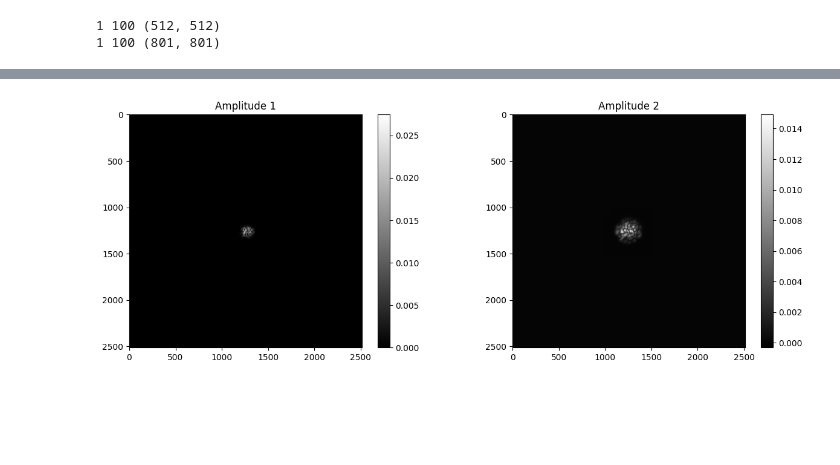
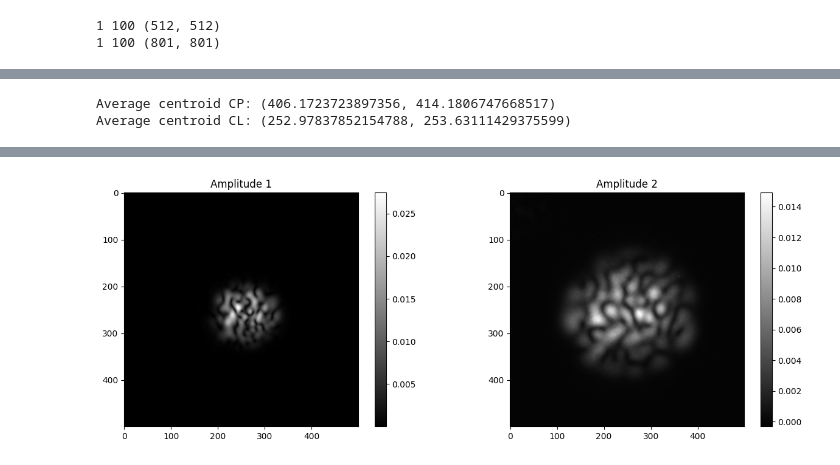
Before and after one commit to jysru/Speckle-Retrieval, a Jupyter notebook: notebooks/experimental_speckle_retrieval_with_correction.ipynb, the cells around one changed output, grey strips where cells are left out. Saved outputs shown, nothing was run; the diff lists cells and outputs as text; code cells hidden in the pictures; blank space fills up the shorter version.

```diff
--- a/notebooks/experimental_speckle_retrieval_with_correction.ipynb
+++ b/notebooks/experimental_speckle_retrieval_with_correction.ipynb
@@ -41,24 +29,40 @@ plt.imshow(speckleret.utils.bin_image(np.abs(CP[0][0][:-1,:-1]), (200,200)))
+# %%
+centroids_CP = speckleret.utils.extract_average_centroid(CP)
+centroids_CL = speckleret.utils.extract_average_centroid(CL)
+
+print(f"Average centroid CP: {centroids_CP}")
+print(f"Average centroid CL: {centroids_CL}")
+# %% [output]
+Average centroid CP: (406.1723723897356, 414.1806747668517)
+Average centroid CL: (252.97837852154788, 253.63111429375599)
 # %%
 idx = 15
 size = 256
 start = 270
-output_field = CP[0][idx]#[start:start+size, start:start+size]
-output_field = speckleret.transforms.pad_img(output_field, 2.139)
-output_field_energy = np.sum(np.square(np.abs(output_field)))
-output_field = output_field / np.sqrt(output_field_energy)
-print(output_field.shape, output_field_energy)
 
-fresnel_intens = np.sqrt(CL[0][idx]) - noise_corr
-fresnel_intens = fresnel_intens[:-1,:-1]
-fresnel_intens = speckleret.transforms.pad_img(fresnel_intens, 3.92)
+field = CP[0][idx]#[start:start+size, start:start+size]
+CP_shift = (np.array(centroids_CP) - np.array(field.shape) / 2).astype(int)
+field = np.roll(field, shift=-CP_shift, axis=(0,1))
+field = speckleret.transforms.pad_img(field, 2.139)
 
-fresnel_intens_energy = np.sum(np.square(np.abs(fresnel_intens)))
-fresnel_intens = fresnel_intens / np.sqrt(fresnel_intens_energy)
-print(fresnel_intens.shape, fresnel_intens_energy)
+field_energy = np.sum(np.square(np.abs(field)))
+field = field / np.sqrt(field_energy)
+print(field.shape, field_energy)
 
-normalized_output_field_energy = np.sum(np.square(np.abs(output_field)))
-normalized_fresnel_intens_energy = np.sum(np.square(np.abs(fresnel_intens)))
-print(normalized_output_field_energy, normalized_fresnel_intens_energy)
 
-_ = speckleret.plots.compare_arrays(output_field, fresnel_intens, cmap='gray')
+ft = np.sqrt(CL[0][idx]) - noise_corr
+CL_shift = (np.array(centroids_CL) - np.array(ft.shape) / 2).astype(int)
+ft = np.roll(ft, shift=-CL_shift, axis=(0,1))
+# ft = speckleret.utils.bin_image(ft, newshape=(256, 256))
+ft = ft[:-1,:-1]
+
+ft = speckleret.transforms.pad_img(ft, 3.92)
+# ft = speckleret.transforms.pad_img(ft, 5.50)
+
+ft_energy = np.sum(np.square(np.abs(ft)))
+ft = ft / np.sqrt(ft_energy)
+print(ft.shape, ft_energy)
+
+_ = speckleret.plots.compare_arrays(field[1000:1500,1000:1500], ft[1000:1500,1000:1500], cmap='gray')
+# _ = speckleret.plots.compare_arrays(field, ft, cmap='gray')
 # %% [output]
@@ -68,2 +71,2 @@ _ = speckleret.plots.compare_arrays(output_field, fresnel_intens, cmap='gray')
-[figure, old version]
+[figure, new version]
 # %%
```
Also changed, not shown: parts of 11 cells of this notebook.
